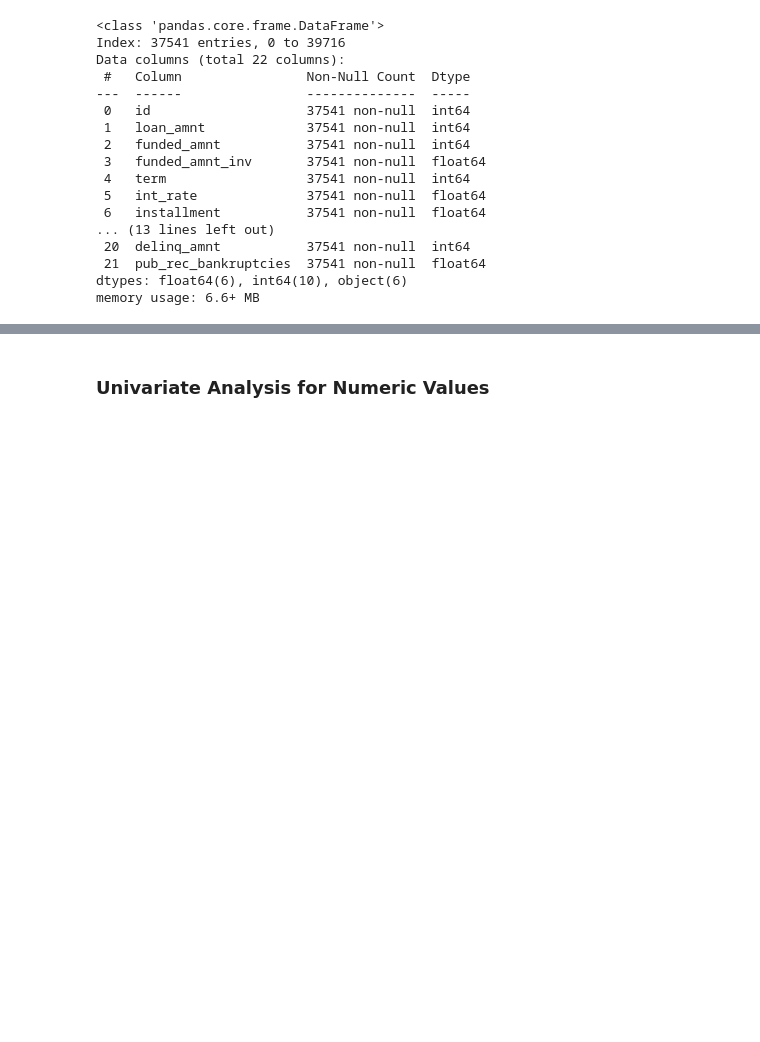
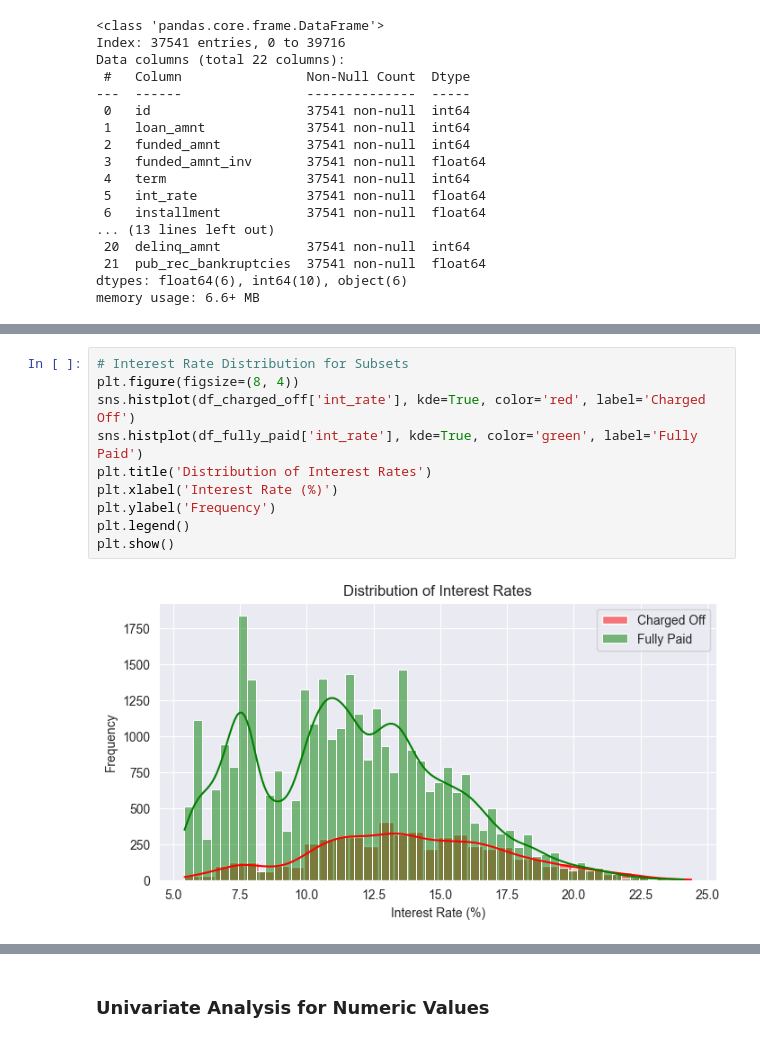
Before and after one commit to muralik31/Lending-Club-Case-Study, a Jupyter notebook: Murali_Krishna_Kondapally.ipynb, the cells around one changed output, grey strips where cells are left out. Drawn from its saved outputs; the diff is of its cells as text; blank space fills up the shorter version.

```diff
--- a/Murali_Krishna_Kondapally.ipynb
+++ b/Murali_Krishna_Kondapally.ipynb
@@ -533,0 +711,12 @@ Name: count, dtype: int64
+# %%
+# Interest Rate Distribution for Subsets
+plt.figure(figsize=(8, 4))
+sns.histplot(df_charged_off['int_rate'], kde=True, color='red', label='Charged Off')
+sns.histplot(df_fully_paid['int_rate'], kde=True, color='green', label='Fully Paid')
+plt.title('Distribution of Interest Rates')
+plt.xlabel('Interest Rate (%)')
+plt.ylabel('Frequency')
+plt.legend()
+plt.show()
+# %% [output]
+[figure, added]
```
Also changed, not shown: parts of 27 cells of this notebook.
